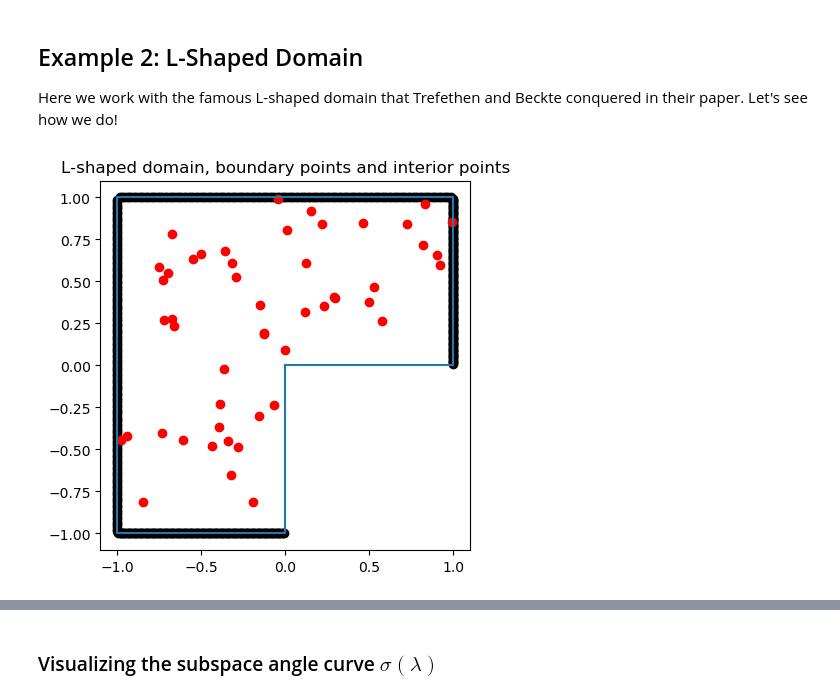
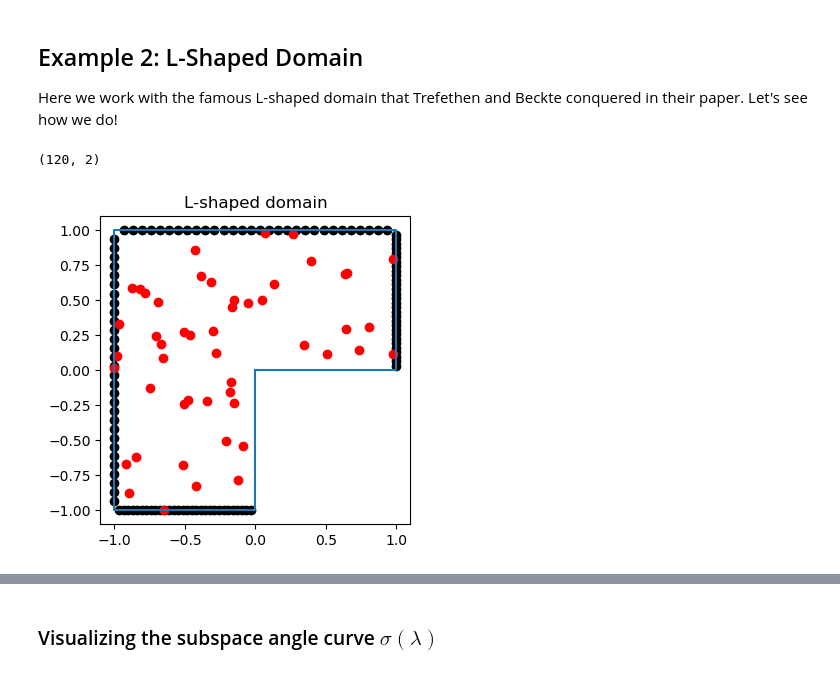
Before and after one commit to hjrrockies/lappy, a Jupyter notebook: jupyter_notebooks/pymps_demo.ipynb, the cells around one changed output, grey strips where cells are left out. Cells and saved outputs as stored; diff of their text form; code cells hidden in the pictures.

Commit message:
quadrilateral-based quadrature! Chebyshev and Legendre points on bdrys

```diff
--- a/jupyter_notebooks/pymps_demo.ipynb
+++ b/jupyter_notebooks/pymps_demo.ipynb
@@ -213,20 +228,28 @@ x_v, y_v = [0,1,1,-1,-1,0], [0,0,1,1,-1,-1]
 L_vertices = np.array([x_v,y_v]).T
 
 # build quadrature mesh
-mesh = triangular_mesh(L_vertices,0.05)
-nodes, weights = tri_quad2(mesh)
+mesh = quadrilateral_mesh(L_vertices,1)
+int_nodes, int_weights = quad_quad(mesh,order=5)
+bdry_nodes, bdry_weights = boundary_nodes(L_vertices,20)
 
 # construct eigenproblem object
 # we expand only around the rentrant corner
-EP_L = PolygonEP(L_vertices,[140,0,0,0,0,0],boundary_pts=140,quad_nodes=nodes,quad_weights=weights)
+EP_L = PolygonEP(L_vertices,[50,0,0,0,0,0],boundary_pts=30,boundary_method='even',bdry_nodes=bdry_nodes,
+                    bdry_weights=bdry_weights,int_nodes=int_nodes,int_weights=int_weights)
+EP_L.rtol=0
+# %%
+bdry_nodes.shape
+# %% [output]
+(120, 2)
 # %%
-fig = plt.figure()
+fig = plt.figure(figsize=(4,4))
 ax = plt.gca()
 plot_polygon(x_v,y_v,ax=ax)
 ax.scatter(EP_L.boundary_pts[:,0],EP_L.boundary_pts[:,1],c='k')
 ax.scatter(EP_L.interior_pts[:,0],EP_L.interior_pts[:,1],c='r')
-ax.set_aspect('equal')
-plt.title('L-shaped domain, boundary points and interior points')
-plt.show()
+# ax.set_aspect('equal')
+plt.title('L-shaped domain')
+# plt.show()
+plt.savefig('figures/L_domain.pdf')
 # %% [output]
-[figure, old version]
+[figure, new version]
```
Also changed, not shown: parts of 34 cells of this notebook, 4 other files.
